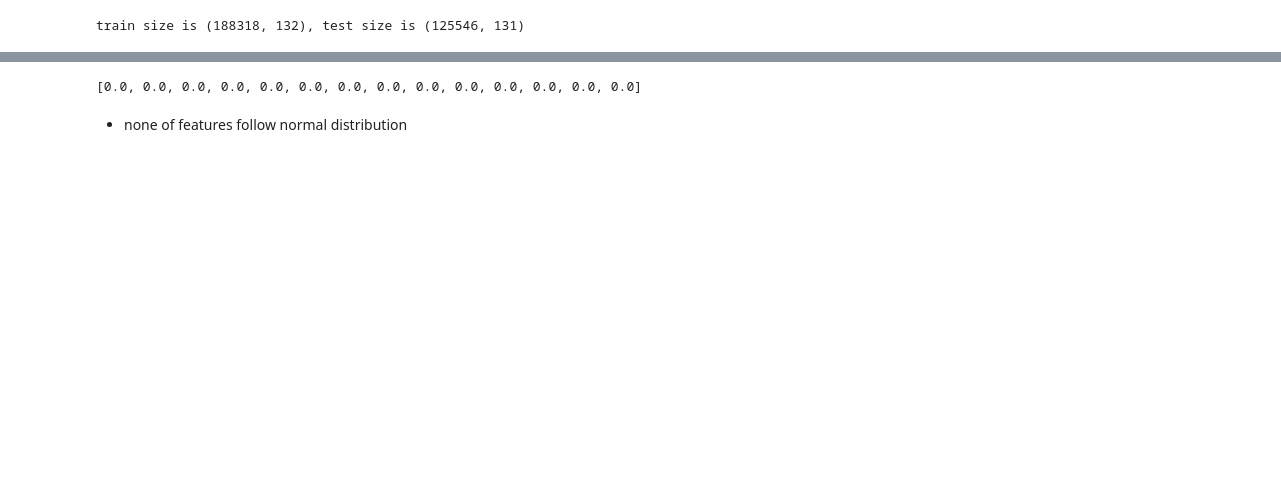
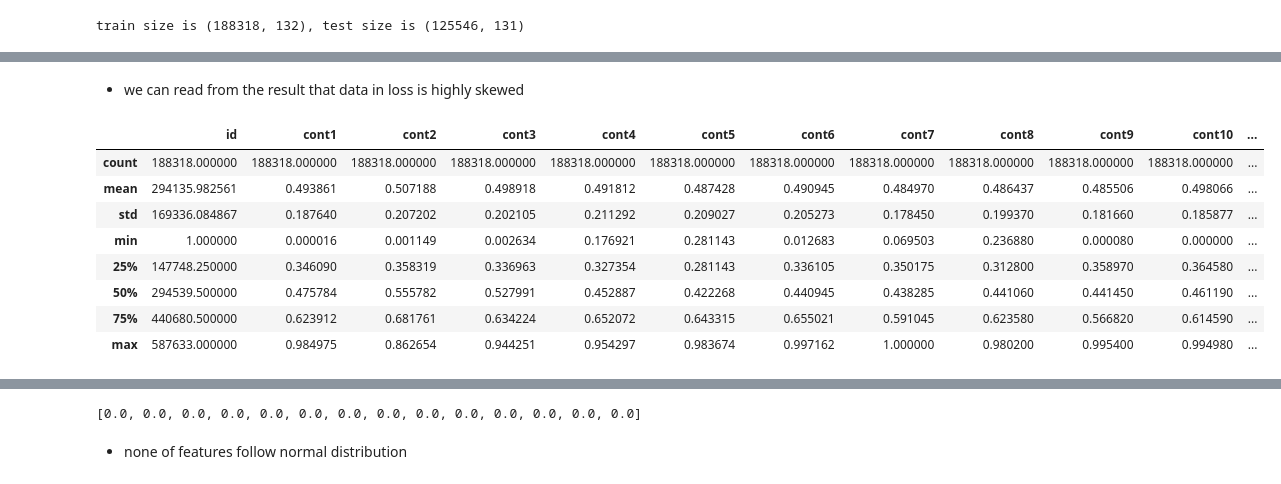
Before and after one commit to yanyang729/652_final_project_kaggle_allstate, a Jupyter notebook: kaggle.ipynb, the cells around one changed output, grey strips where cells are left out. Cells and saved outputs as stored; diff of their text form; code cells hidden in the pictures; blank space fills up the shorter version.

```diff
--- a/kaggle.ipynb
+++ b/kaggle.ipynb
@@ -67 +65,16 @@ dtype: float64
+# %% [markdown]
+- we can read from the result that data in loss is highly skewed
+# %%
+#read the statistic description
+train.describe()
+# %% [output]
+|  | id | cont1 | cont2 | cont3 | cont4 | cont5 | cont6 | cont7 | cont8 | cont9 | cont10 | ... |
+| count | 188318.000000 | 188318.000000 | 188318.000000 | 188318.000000 | 188318.000000 | 188318.000000 | 188318.000000 | 188318.000000 | 188318.000000 | 188318.000000 | 188318.000000 | ... |
+| mean | 294135.982561 | 0.493861 | 0.507188 | 0.498918 | 0.491812 | 0.487428 | 0.490945 | 0.484970 | 0.486437 | 0.485506 | 0.498066 | ... |
+| std | 169336.084867 | 0.187640 | 0.207202 | 0.202105 | 0.211292 | 0.209027 | 0.205273 | 0.178450 | 0.199370 | 0.181660 | 0.185877 | ... |
+| min | 1.000000 | 0.000016 | 0.001149 | 0.002634 | 0.176921 | 0.281143 | 0.012683 | 0.069503 | 0.236880 | 0.000080 | 0.000000 | ... |
+| 25% | 147748.250000 | 0.346090 | 0.358319 | 0.336963 | 0.327354 | 0.281143 | 0.336105 | 0.350175 | 0.312800 | 0.358970 | 0.364580 | ... |
+| 50% | 294539.500000 | 0.475784 | 0.555782 | 0.527991 | 0.452887 | 0.422268 | 0.440945 | 0.438285 | 0.441060 | 0.441450 | 0.461190 | ... |
+| 75% | 440680.500000 | 0.623912 | 0.681761 | 0.634224 | 0.652072 | 0.643315 | 0.655021 | 0.591045 | 0.623580 | 0.566820 | 0.614590 | ... |
+| max | 587633.000000 | 0.984975 | 0.862654 | 0.944251 | 0.954297 | 0.983674 | 0.997162 | 1.000000 | 0.980200 | 0.995400 | 0.994980 | ... |
 # %%
```
Also changed, not shown: parts of 27 cells of this notebook.
